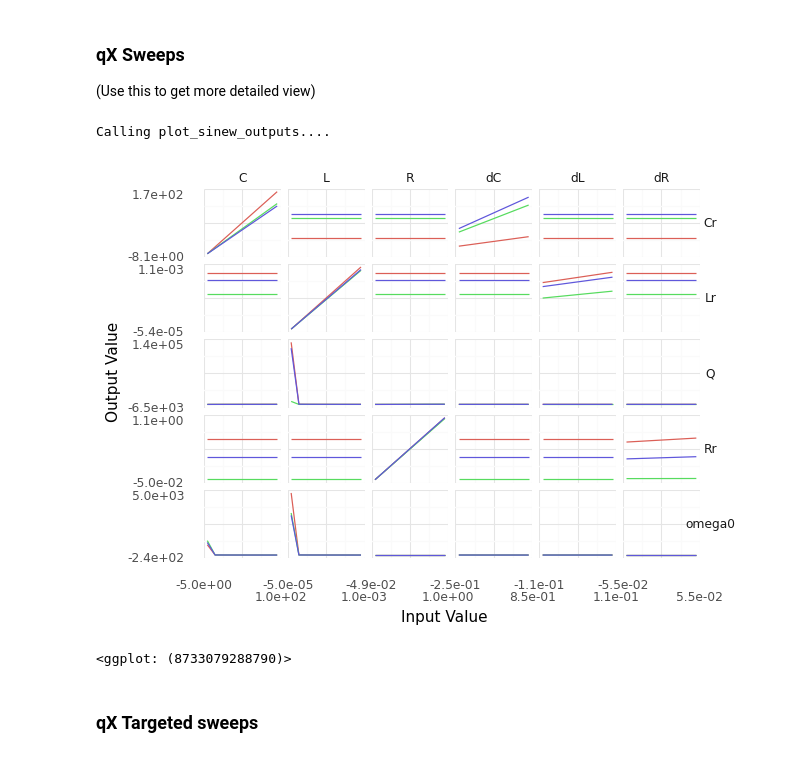
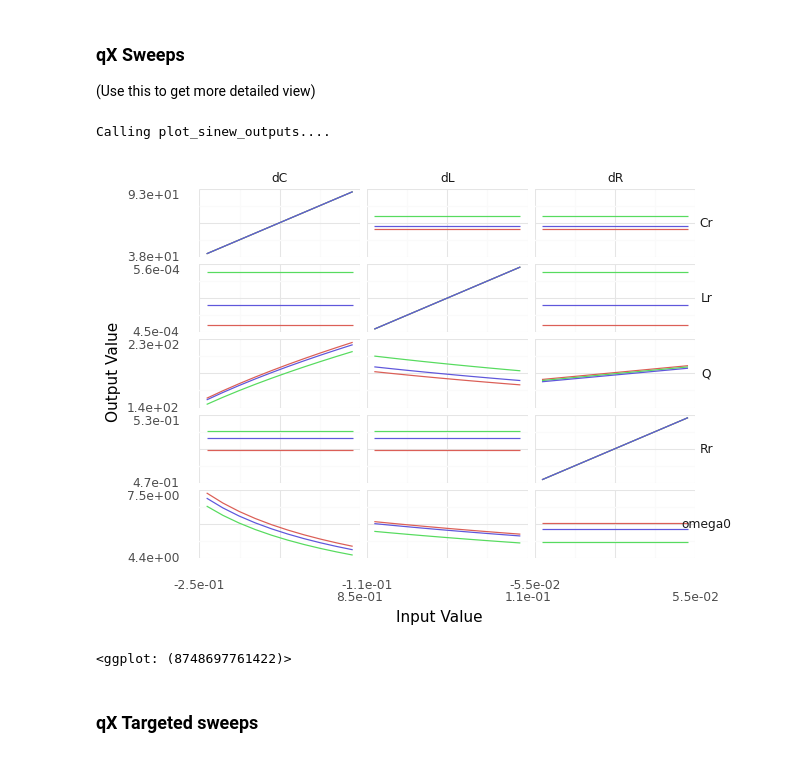
Before and after one commit to zdelrosario/evc-course, a Jupyter notebook: exercises/e-grama04-ema-master.ipynb, the cells around one changed output. Drawn from its saved outputs; the diff is of its cells as text; code cells hidden in the pictures.

```diff
--- a/exercises/e-grama04-ema-master.ipynb
+++ b/exercises/e-grama04-ema-master.ipynb
@@ -381,13 +406,13 @@ Calling plot_corrtile....
 # %%
 (
     md_circuit
-    >> gr.ev_sinews(df_det="swp")
+    >> gr.ev_sinews(df_det="nom")
     >> gr.pt_auto()
 )
 # %% [output]
 Calling plot_sinew_outputs....
-[figure, old version]
+[figure, new version]
-<ggplot: (8733079288790)>
+<ggplot: (8748697761422)>
 # %% [markdown]
 ### __qX__ Targeted sweeps
 # %%
```
Also changed, not shown: parts of 18 cells of this notebook.
